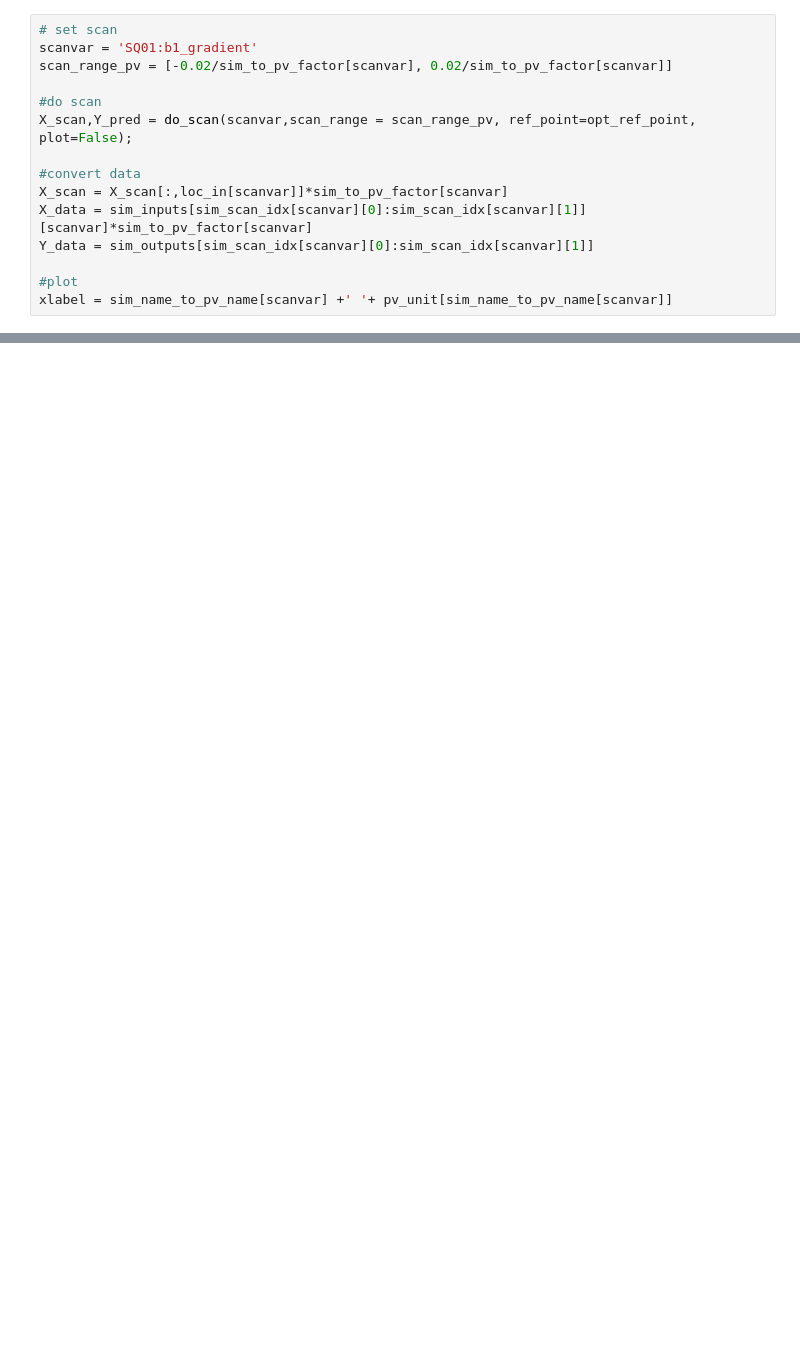
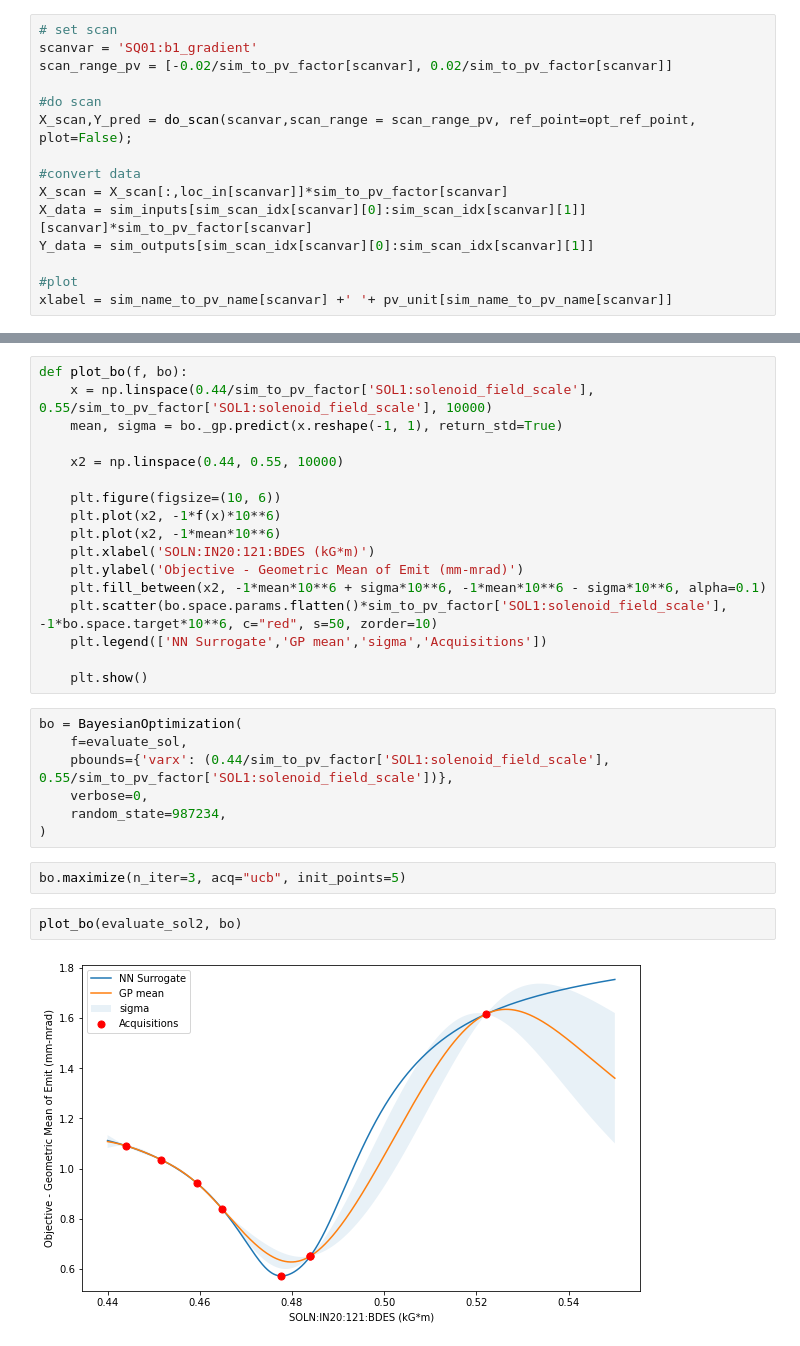
Before and after one commit to singh96aman/lcls_cu_injector_tuning, a Jupyter notebook: models/simple_models/LCLS_Cu_Inj_scalar_beam_size_emit_OTR2_EASY.ipynb, the cells around one changed output, grey strips where cells are left out. Drawn from its saved outputs; the diff is of its cells as text; blank space fills up the shorter version.

```diff
--- a/models/simple_models/LCLS_Cu_Inj_scalar_beam_size_emit_OTR2_EASY.ipynb
+++ b/models/simple_models/LCLS_Cu_Inj_scalar_beam_size_emit_OTR2_EASY.ipynb
@@ -833,0 +863,30 @@ plt.show()
+# %%
+def plot_bo(f, bo):
+    x = np.linspace(0.44/sim_to_pv_factor['SOL1:solenoid_field_scale'], 0.55/sim_to_pv_factor['SOL1:solenoid_field_scale'], 10000)
+    mean, sigma = bo._gp.predict(x.reshape(-1, 1), return_std=True)
+
+    x2 = np.linspace(0.44, 0.55, 10000)
+
+    plt.figure(figsize=(10, 6))
+    plt.plot(x2, -1*f(x)*10**6)
+    plt.plot(x2, -1*mean*10**6)
+    plt.xlabel('SOLN:IN20:121:BDES (kG*m)')
+    plt.ylabel('Objective - Geometric Mean of Emit (mm-mrad)')
+    plt.fill_between(x2, -1*mean*10**6 + sigma*10**6, -1*mean*10**6 - sigma*10**6, alpha=0.1)
+    plt.scatter(bo.space.params.flatten()*sim_to_pv_factor['SOL1:solenoid_field_scale'], -1*bo.space.target*10**6, c="red", s=50, zorder=10)
+    plt.legend(['NN Surrogate','GP mean','sigma','Acquisitions'])
+
+    plt.show()
+# %%
+bo = BayesianOptimization(
+    f=evaluate_sol,
+    pbounds={'varx': (0.44/sim_to_pv_factor['SOL1:solenoid_field_scale'], 0.55/sim_to_pv_factor['SOL1:solenoid_field_scale'])},
+    verbose=0,
+    random_state=987234,
+)
+# %%
+bo.maximize(n_iter=3, acq="ucb", init_points=5)
+# %%
+plot_bo(evaluate_sol2, bo)
+# %% [output]
+[figure, added]
```
Also changed, not shown: parts of 8 cells of this notebook.
